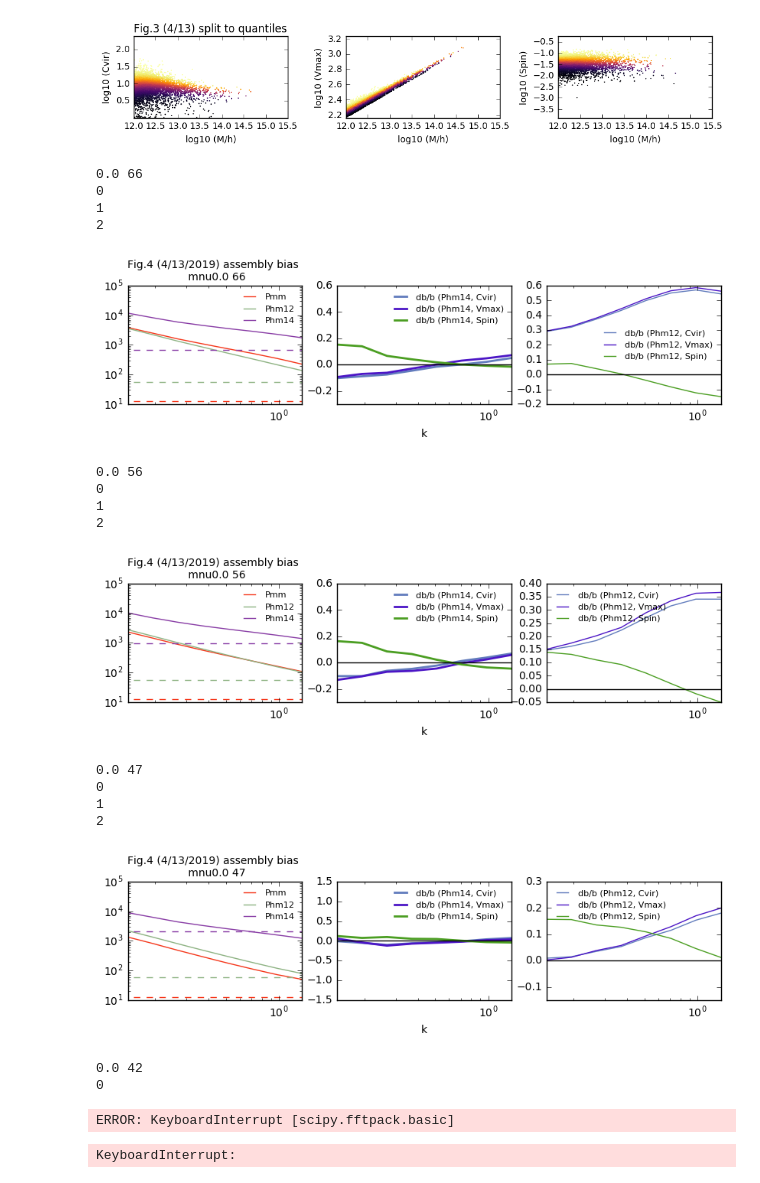
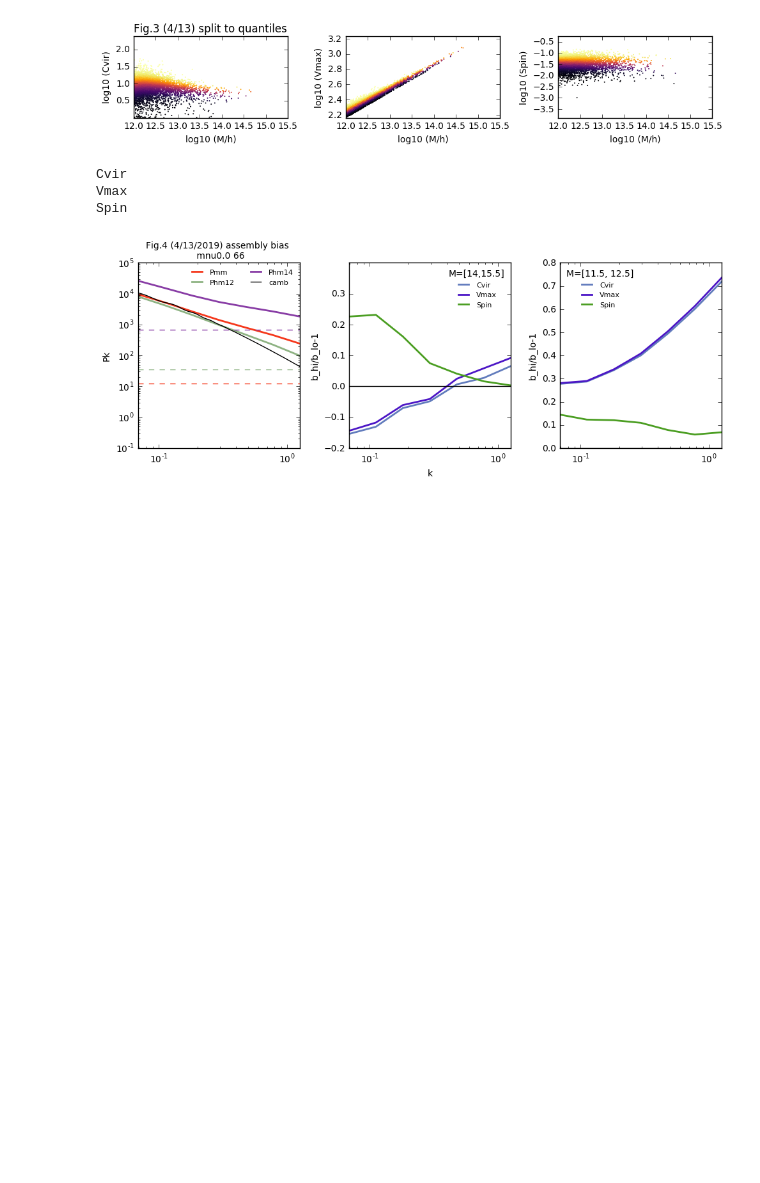
Before and after one commit to liuxx479/NUassemblybias, a Jupyter notebook: AB.ipynb, the cells around one changed output. Cells and saved outputs as stored; diff of their text form; code cells hidden in the pictures; blank space fills up the shorter version.

Commit message:
assembly bias plot test

```diff
--- a/AB.ipynb
+++ b/AB.ipynb
@@ -166,66 +218,60 @@ def Phm_gen (mnu, N, Mcut=14.0, Mcutlo=13.5, Nbin=15): ## position of halo and p
 # %%
-# out = Phm_gen(0.0, 66)
-# k, [Pmm, Nmm], [Phm12, Nhm12], [Phm14, Nhm14], out_AB_M12, out_AB_M14, Nhm_M12, Nhm_M14 = out
-# save('Pks_mnu%.1f_%i.npy'%(mnu,N),out)
+out = Phm_gen(0.0, 66)
+save('Phm/Pks_mnu%.1f_%i.npy'%(mnu,N),out)
+# %% [output]
+Cvir
+Vmax
+Spin
 # %%
-for mnu in (0.0, 0.1, 0.6):
-    for N in (66, 56, 47, 42, 37):
+mnu, N = 0.0, 66
+for N in (66, 56, 47, 42, 37):
+    for mnu in (0.0, 0.1, 0.6):
         print mnu, N
         out = Phm_gen(mnu, N)
-        save('Pks_mnu%.1f_%i.npy'%(mnu,N),out)
-
-        k, [Pmm, Nmm], [Phm12, Nhm12], [Phm14, Nhm14], out_AB_M12, out_AB_M14, Nhm_M12, Nhm_M14 = out
+        save('Phm/Pks_mnu%.1f_%i.npy'%(mnu,N),out)
+        out=load('Phm/Pks_mnu%.1f_%i.npy'%(mnu,N))
+        k, [Pmm, Nmm], [Phm12, Nhm12], [Phm14, Nhm14], out_AB_M12, out_AB_M14 = out
 
         seed(808)
-        f, (ax,ax4,ax2) = subplots(1,3,figsize=(10,2))
+        f, (ax,ax4,ax2) = subplots(1,3,figsize=(10,4))
         icolor=rand(20,3)
-        ax.plot(k,Pmm,'-',color=icolor[0],label='Pmm')
-        ax.plot(k,Phm12,'-',color=icolor[1],label='Phm12')
-        ax.plot(k,Phm14,'-',color=icolor[2],label='Phm14')
+        ax.plot(k,Pmm,'-', lw=2,color=icolor[0],label='Pmm')
+        ax.plot(k,Phm12,'-', lw=2,color=icolor[1],label='Phm12')
+        ax.plot(k,Phm14,'-', lw=2,color=icolor[2],label='Phm14')
         ax.plot(k,ones(len(k))*Nmm,'--',color=icolor[0])
         ax.plot(k,ones(len(k))*Nhm12,'--',color=icolor[1])
         ax.plot(k,ones(len(k))*Nhm14,'--',color=icolor[2])
+        ax.plot(kcamb,Pkcamb[0],'k-',label='camb')
+        ax.set_ylabel('Pk')
 
         for j in range(3):
             ilabel=['Cvir','Vmax', 'Spin'][j]
-            ax4.plot(k,(out_AB_M14[j, 0]-out_AB_M14[j, 1])/Phm14,'-',lw=2,color=icolor[3+j],label='db/b (Phm14, %s)'%(ilabel))
+            ax4.plot(k,out_AB_M14[j, 0]/out_AB_M14[j, 1]-1,'-',lw=2,color=icolor[3+j],label='%s'%(ilabel))
 
         for j in range(3):
             ilabel=['Cvir','Vmax', 'Spin'][j]
-            ax2.plot(k,(out_AB_M12[j, 0]-out_AB_M12[j, 1])/Phm12,'-',lw=1,color=icolor[3+j],label='db/b (Phm12, %s)'%(ilabel))
+            ax2.plot(k,out_AB_M12[j, 0]/out_AB_M12[j, 1]-1,'-',lw=2,color=icolor[3+j],label='%s'%(ilabel))
 
         ax.set_xscale('log');ax.set_yscale('log')
         ax2.set_xscale('log');ax4.set_xscale('log');
 
-        ax.set_xlim(k[7],k[-1])
-        ax2.set_xlim(k[7],k[-1])
+        ax.set_xlim(k[3],k[-1])
+        ax2.set_xlim(k[3],k[-1])
         ax2.plot(k,zeros(len(k)),'k-')
-        ax4.set_xlim(k[7],k[-1])
+        ax4.set_xlim(k[3],k[-1])
         ax4.plot(k,zeros(len(k)),'k-')
         ax4.set_xlabel('k')
+        ax4.set_ylabel('b_hi/b_lo-1')
+        ax2.set_ylabel('b_hi/b_lo-1')
 
-        ax.legend(frameon=0, fontsize=8, loc=0)
-        ax2.legend(frameon=0, fontsize=8, loc=0)
-        ax4.legend(frameon=0, fontsize=8, loc=0)
-        ax.set_title('Fig.4 (4/13/2019) assembly bias \n mnu%s %i'%(mnu, N), fontsize=10)
-        show()
+        ax.legend(frameon=0, fontsize=8, loc=0,ncol=2)
+        ax2.legend(frameon=0, fontsize=8, loc=0, title='M=[11.5, 12.5]')
+        ax4.legend(frameon=0, fontsize=8, loc=0, title='M=[14,15.5]')
+#         ax4.set_ylim(-0.2, 0.4)
+        ax.set_title('Fig.4 (4/13/2019) assembly bias \n Mnu=%s, snap=%i'%(mnu, N), fontsize=10)
+        plt.tight_layout()
+        #show()
+        savefig('plots/Pks_mnu%.1f_%i.jpg'%(mnu,N))
+        close()
 # %% [output]
-0.0 66
-0
-1
-2
-[figure, old version]
+[figure, new version]
-0.0 56
-0
-1
-2
-[figure, removed]
-0.0 47
-0
-1
-2
-[figure, removed]
-0.0 42
-0
-ERROR: KeyboardInterrupt [scipy.fftpack.basic]
-KeyboardInterrupt:
```
Also changed, not shown: parts of 2 cells of this notebook.
